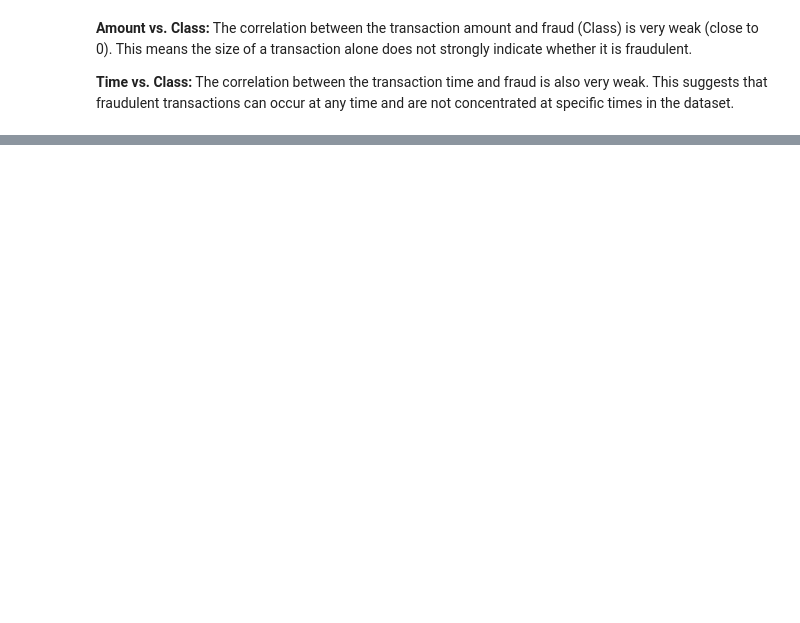
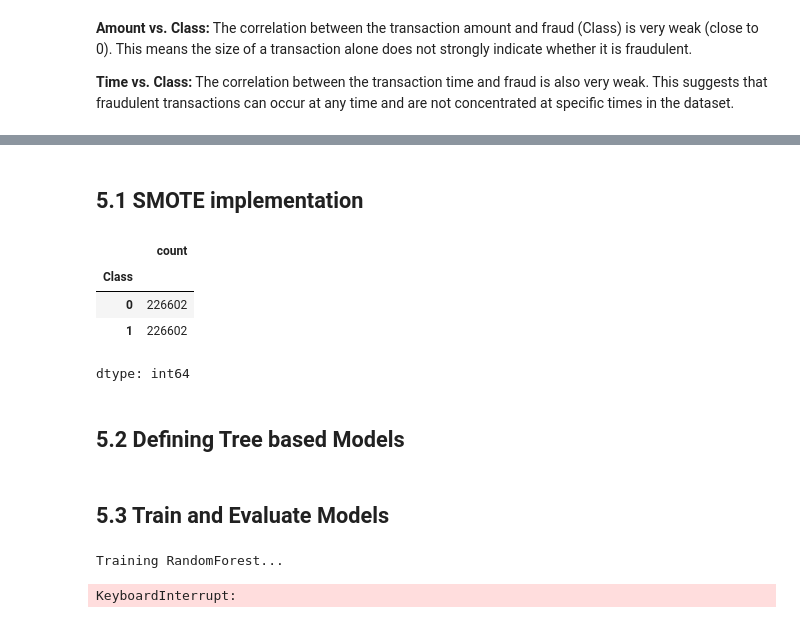
Before and after one commit to rixwan-khan/Credit_Card_Fraud_Detection, a Jupyter notebook: credit_card_fraud_detection.ipynb, the cells around one changed output, grey strips where cells are left out. Saved outputs shown, nothing was run; the diff lists cells and outputs as text; code cells hidden in the pictures; blank space fills up the shorter version.

Commit message:
Training and Evaluating Models

```diff
--- a/credit_card_fraud_detection.ipynb
+++ b/credit_card_fraud_detection.ipynb
@@ -436,0 +419,9 @@ fig.show()
+# %%
+# Features in X by droping target.
+X = df.drop('Class', axis = 1)
+
+# Target
+y = df['Class']
+
+# Train_Test_Split (80% - 20%)
+X_train, X_test, y_train, y_test = train_test_split(X, y, test_size=0.2, random_state=42, stratify=y)
@@ -436,0 +438,17 @@ fig.show()
+# %% [markdown]
+## **5.1 SMOTE implementation**
+# %%
+# SMOTE implementation
+smote = SMOTE(random_state=42)
+X_train_balanced, y_train_balanced =smote.fit_resample(X_train, y_train)
+# %%
+# Class distribution after resample
+y_train_balanced.value_counts()
+# %% [output]
+|  | count |
+| Class |  |
+| 0 | 226602 |
+| 1 | 226602 |
+dtype: int64
+# %% [markdown]
+## **5.2 Defining Tree based Models**
@@ -436,0 +464,2 @@ fig.show()
+# %% [markdown]
+## **5.3 Train and Evaluate Models**
@@ -436,0 +479,9 @@ fig.show()
+# %%
+for name, model in models.items():
+  print(f'Training {name}...')
+  model.fit(X_train_balanced, y_train_balanced)
+  print(f'Evaluation for {name} (threshold=0.3):')
+  evaluate_model(model, X_test, y_test, threshold=0.3)
+# %% [output]
+Training RandomForest...
+KeyboardInterrupt:
```
Also changed, not shown: parts of 23 cells of this notebook.
